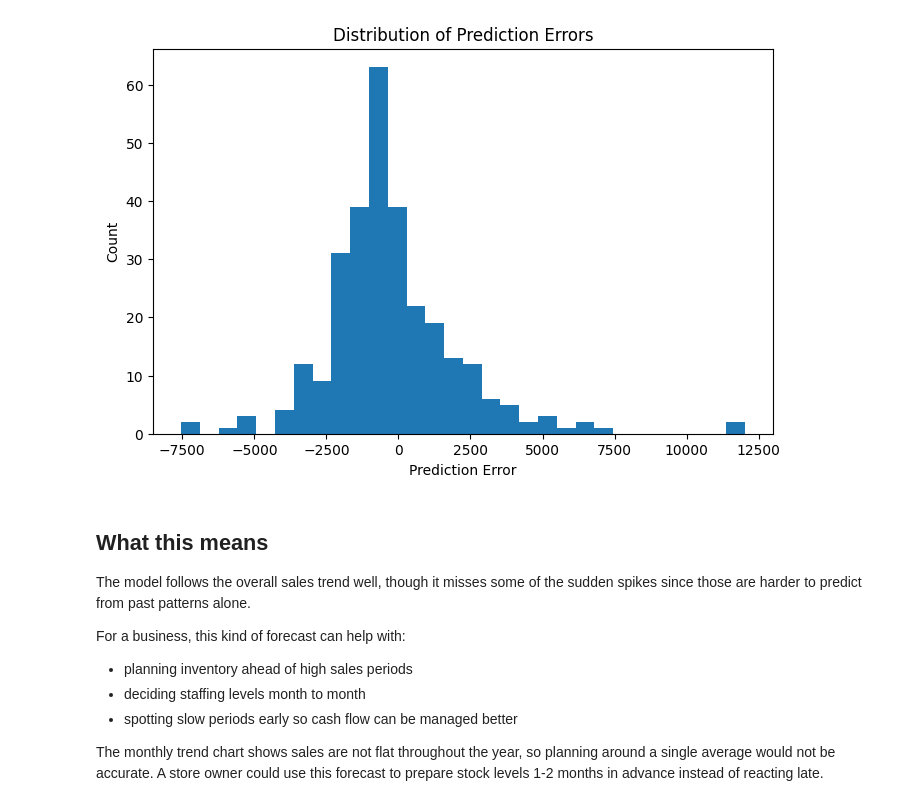
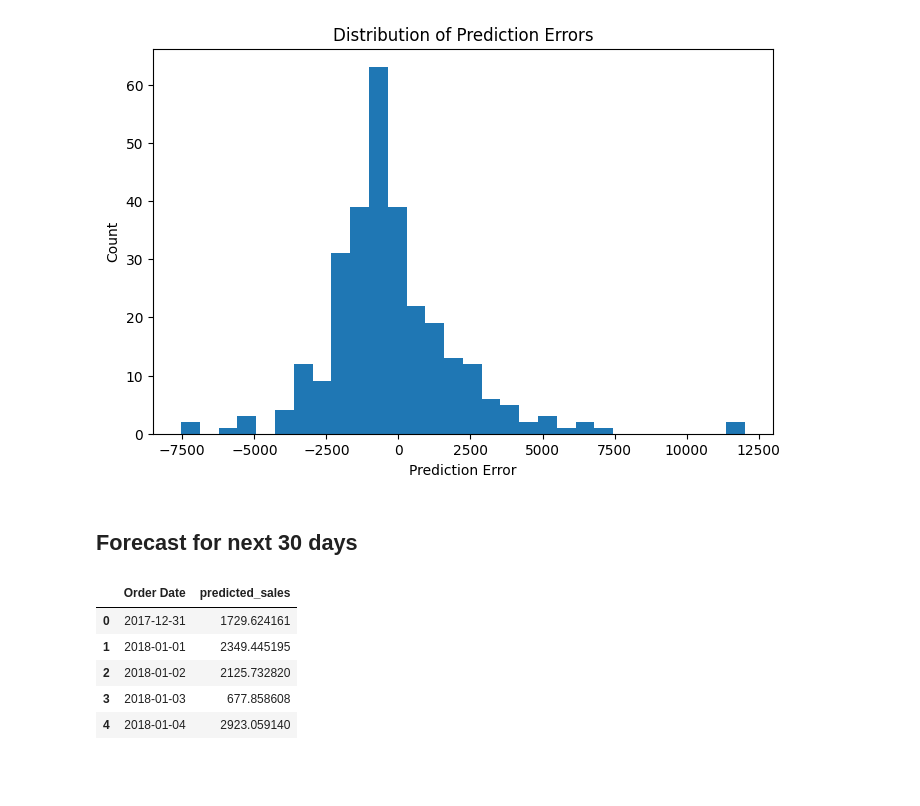
Before and after one commit to glikith/future_ml_01, a Jupyter notebook: visualization.ipynb, the cells around one changed output. Saved outputs shown, nothing was run; the diff lists cells and outputs as text; code cells hidden in the pictures; blank space fills up the shorter version.

```diff
--- a/visualization.ipynb
+++ b/visualization.ipynb
@@ -53,14 +55,15 @@ plt.title("Distribution of Prediction Errors")
 plt.show()
 # %% [output]
 [figure]
-# %% [markdown]
-## What this means
-
-The model follows the overall sales trend well, though it misses some of the sudden spikes since those are harder to predict from past patterns alone.
-
-For a business, this kind of forecast can help with:
-- planning inventory ahead of high sales periods
-- deciding staffing levels month to month
-- spotting slow periods early so cash flow can be managed better
-
-The monthly trend chart shows sales are not flat throughout the year, so planning around a single average would not be accurate. A store owner could use this forecast to prepare stock levels 1-2 months in advance instead of reacting late.
+# %% [markdown]
+## Forecast for next 30 days
+# %%
+future = pd.read_csv("outputs/future_predictions.csv", parse_dates=["Order Date"])
+future.head()
+# %% [output]
+|  | Order Date | predicted_sales |
+| 0 | 2017-12-31 | 1729.624161 |
+| 1 | 2018-01-01 | 2349.445195 |
+| 2 | 2018-01-02 | 2125.732820 |
+| 3 | 2018-01-03 | 677.858608 |
+| 4 | 2018-01-04 | 2923.059140 |
```
Also changed, not shown: parts of 3 cells of this notebook, 2 other files.
